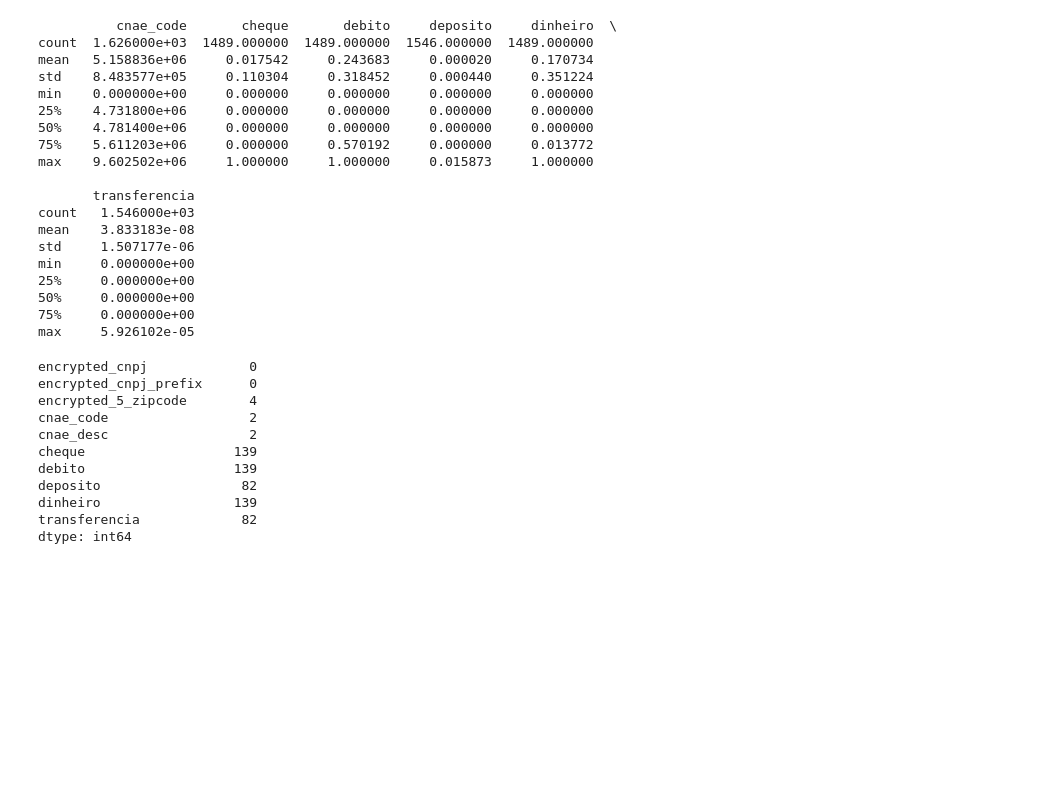
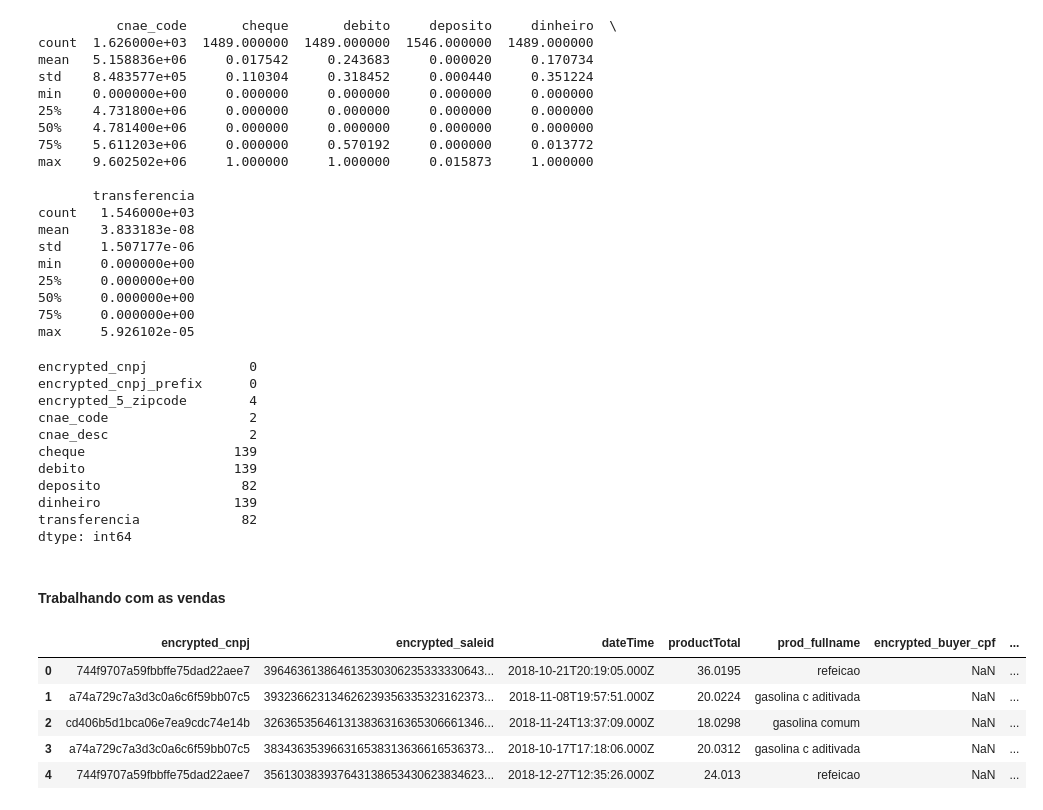
Before and after one commit to Nichbarbosa/Hackathon_FIAP, a Jupyter notebook: hipot2/[Hipot 2] Habito Consumo.ipynb, the cells around one changed output. Saved outputs shown, nothing was run; the diff lists cells and outputs as text; code cells hidden in the pictures; blank space fills up the shorter version.

```diff
--- a/hipot2/[Hipot 2] Habito Consumo.ipynb
+++ b/hipot2/[Hipot 2] Habito Consumo.ipynb
@@ -12,0 +28,16 @@ stores = stores[["encrypted_cnpj", "encrypted_cnpj_prefix","encrypted_5_zipcode"
+# %%
+'''
+extension = 'csv'
+all_filenames = [i for i in glob.glob('*.{}'.format(extension))]
+
+#combine all files in the list
+vendas = pd.concat([pd.read_csv(f,error_bad_lines=False) for f in all_filenames ])
+
+#export to csv
+vendas.to_csv("vendas.csv", index=False, encoding='utf-8-sig')
+
+'''
+sales = pd.read_csv("../sales/vendas.csv")
+
+#sales = vendas
+sales = sales[["encrypted_cnpj", "encrypted_saleid","dateTime","productTotal","prod_fullname","encrypted_buyer_cpf","encrypted_buyer_cnpj"]]
@@ -55,3 +88,15 @@ deposito                  82
 dinheiro                 139
 transferencia             82
 dtype: int64
+# %% [markdown]
+#### Trabalhando com as vendas
+# %%
+sales.reset_index()
+sales.head()
+# %% [output]
+|  | encrypted_cnpj | encrypted_saleid | dateTime | productTotal | prod_fullname | encrypted_buyer_cpf | ... |
+| 0 | 744f9707a59fbbffe75dad22aee7 | 396463613864613530306235333330643... | 2018-10-21T20:19:05.000Z | 36.0195 | refeicao | NaN | ... |
+| 1 | a74a729c7a3d3c0a6c6f59bb07c5 | 393236623134626239356335323162373... | 2018-11-08T19:57:51.000Z | 20.0224 | gasolina c aditivada | NaN | ... |
+| 2 | cd406b5d1bca06e7ea9cdc74e14b | 326365356461313836316365306661346... | 2018-11-24T13:37:09.000Z | 18.0298 | gasolina comum | NaN | ... |
+| 3 | a74a729c7a3d3c0a6c6f59bb07c5 | 383436353966316538313636616536373... | 2018-10-17T17:18:06.000Z | 20.0312 | gasolina c aditivada | NaN | ... |
+| 4 | 744f9707a59fbbffe75dad22aee7 | 356130383937643138653430623834623... | 2018-12-27T12:35:26.000Z | 24.013 | refeicao | NaN | ... |
```
Also changed, not shown: parts of 52 cells of this notebook.
